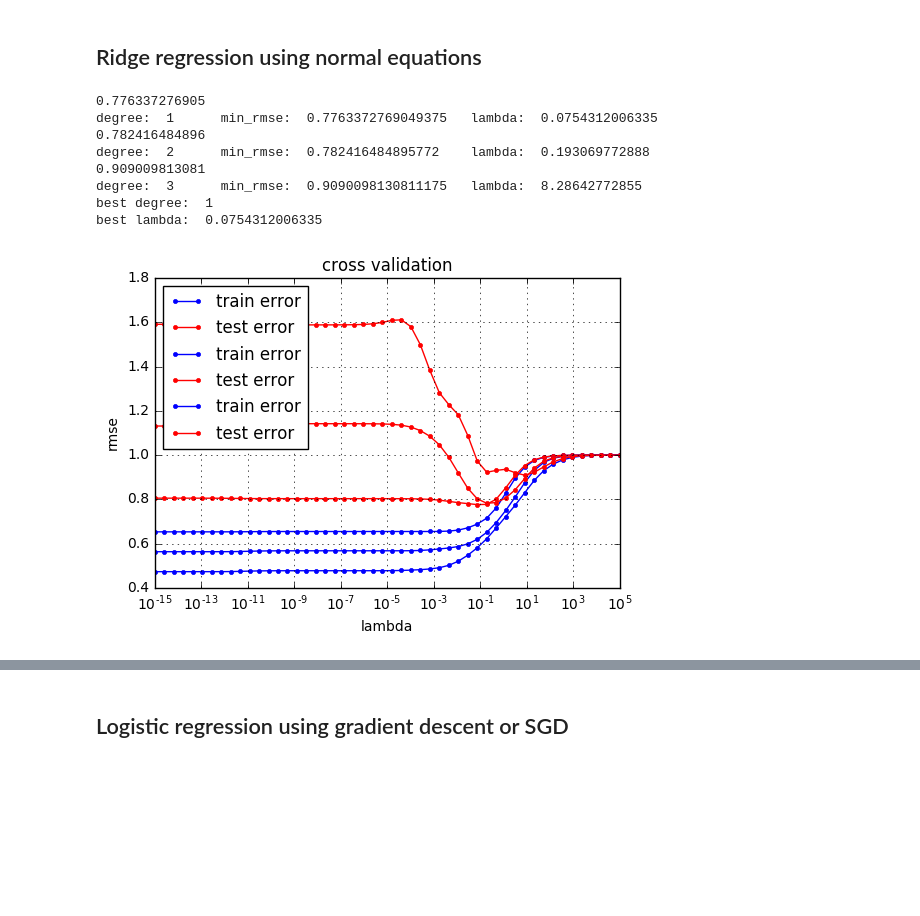
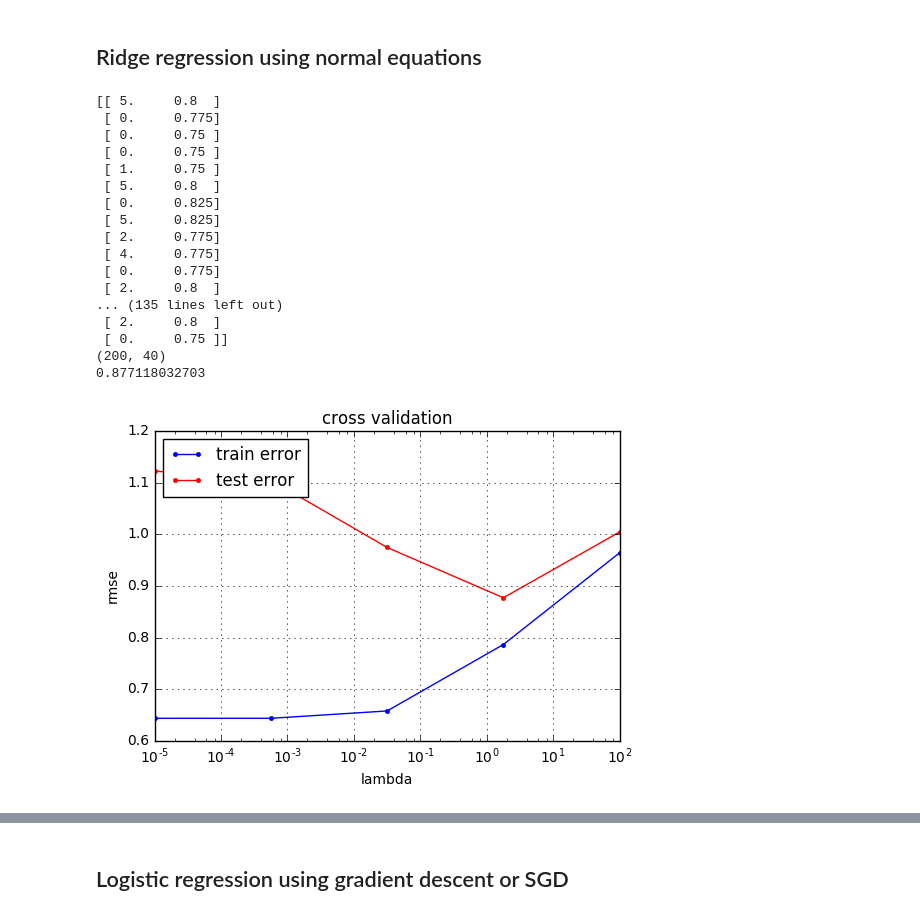
Before and after one commit to dsar/Higgs_Boson-Challenge, a Jupyter notebook: scripts/project1.ipynb, the cells around one changed output, grey strips where cells are left out. Saved outputs shown, nothing was run; the diff lists cells and outputs as text; code cells hidden in the pictures; blank space fills up the shorter version.

```diff
--- a/scripts/project1.ipynb
+++ b/scripts/project1.ipynb
@@ -65,10 +65,10 @@ feature:  29  ->  0.0
 # %%
 #standardization
 # tX, mean_x, std_x = standardize(tX, mean_x=None, std_x=None)
-tX, mean_x, std_x = standardize_outliers(tX)
+tX_train, _, _ = standardize_outliers(tX)
 print('standardized tX shape: ',tX.shape)
-print('tX mean shape: ',mean_x.shape)
-print('tX std shape: ',std_x.shape)
+# print('tX mean shape: ',mean_x.shape)
+# print('tX std shape: ',std_x.shape)
 # %% [output]
 200 30
 (200, 31)
@@ -134,34 +142,32 @@ print('loss=',ls_loss)
 print('parameters w: ',ls_wopt)
 # %% [markdown]
 ## Ridge regression using normal equations
-# %%
-from ridge_regression import cross_validation_ridge_regression
-from build_polynomial import build_poly
-
-degrees = range(1,4)
-degree_lambdas = []
-degree_min_rmse = []
-for d in degrees:
-    m,l = (cross_validation_ridge_regression(y,tX,degree=d,k_fold=10))
-    print('degree: ',d,'\tmin_rmse: ',m,'\tlambda: ',l)
-    degree_lambdas.append(l)
-    degree_min_rmse.append(m)
-
-degree_minmin_rmse = min(degree_min_rmse)
-best_rr_degree = degrees[degree_min_rmse.index(degree_minmin_rmse)]
-print('best degree: ',best_rr_degree)
-best_rr_lambda = degree_lambdas[best_rr_degree-1]
-print('best lambda: ',best_rr_lambda)
-# %% [output]
-0.776337276905
-degree:  1      min_rmse:  0.7763372769049375   lambda:  0.0754312006335
-0.782416484896
-degree:  2      min_rmse:  0.782416484895772    lambda:  0.193069772888
-0.909009813081
-degree:  3      min_rmse:  0.9090098130811175   lambda:  8.28642772855
-best degree:  1
-best lambda:  0.0754312006335
-[figure, removed]
+# %%
+from ridge_regression import cross_validation_ridge_regression
+from build_polynomial import build_poly
+from poly import *
+from build_polynomial import *
+
+min_rr_rmse,best_rr_lambda = (cross_validation_ridge_regression(y,tX,k_fold=10))
+# %% [output]
+[[ 5.     0.8  ]
+ [ 0.     0.775]
+ [ 0.     0.75 ]
+ [ 0.     0.75 ]
+ [ 1.     0.75 ]
+ [ 5.     0.8  ]
+ [ 0.     0.825]
+ [ 5.     0.825]
+ [ 2.     0.775]
+ [ 4.     0.775]
+ [ 0.     0.775]
+ [ 2.     0.8  ]
+... (135 lines left out)
+ [ 2.     0.8  ]
+ [ 0.     0.75 ]]
+(200, 40)
+0.877118032703
+[figure, added]
 # %%
 from ridge_regression import ridge_regression
 
```
Also changed, not shown: parts of 13 cells of this notebook, 6 other files.
